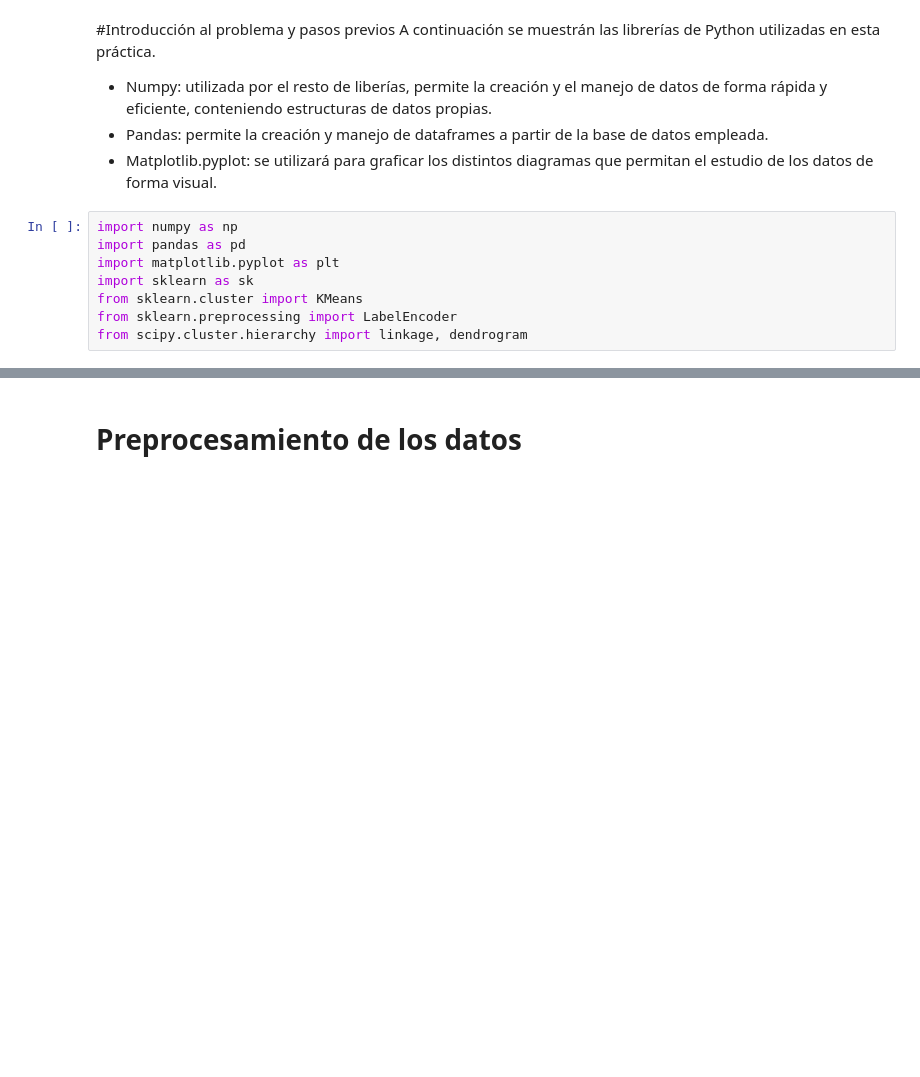
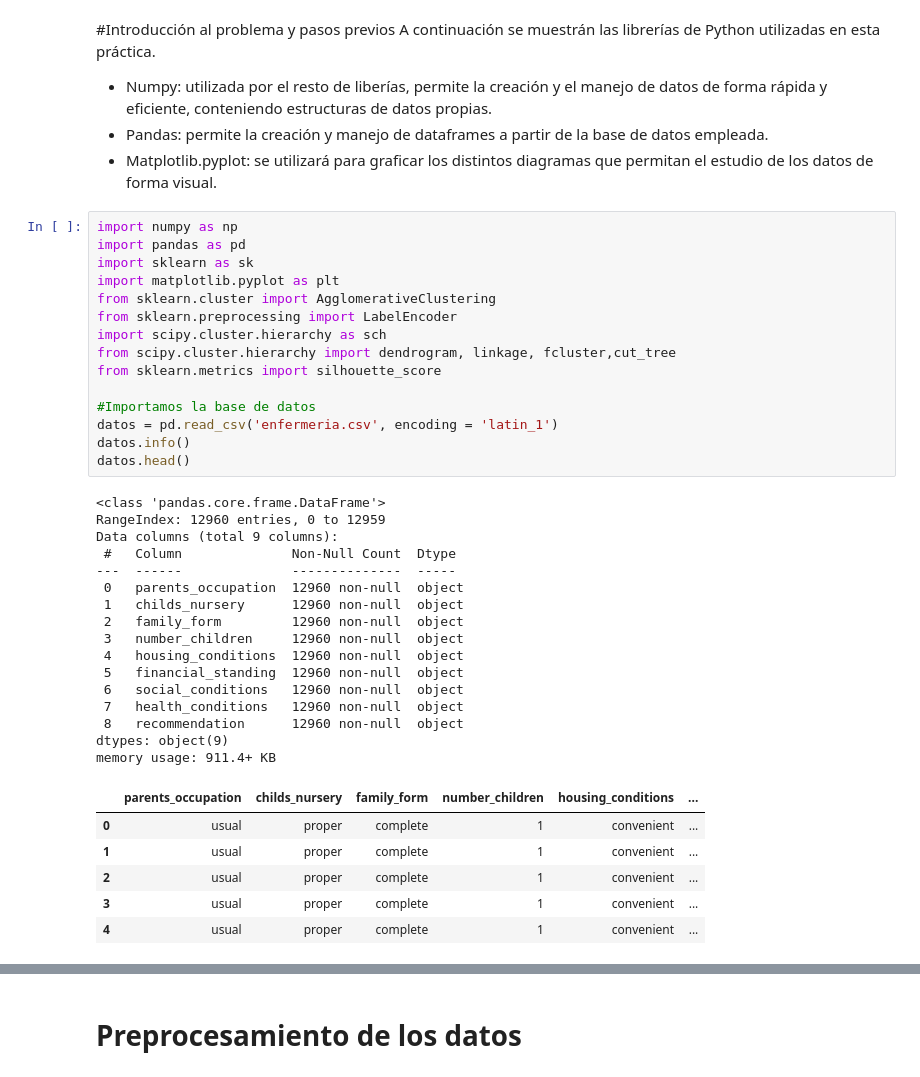
Before and after one commit to AlvaroGarcia-Cid/practica-4, a Jupyter notebook: LAB04_P3.ipynb, the cells around one changed output, grey strips where cells are left out. Saved outputs shown, nothing was run; the diff lists cells and outputs as text; blank space fills up the shorter version.

```diff
--- a/LAB04_P3.ipynb
+++ b/LAB04_P3.ipynb
@@ -10,8 +12,38 @@ A continuación se muestrán las librerías de Python utilizadas en esta prácti
 # %%
 import numpy as np
 import pandas as pd
+import sklearn as sk
 import matplotlib.pyplot as plt
-import sklearn as sk
-from sklearn.cluster import KMeans
+from sklearn.cluster import AgglomerativeClustering
 from sklearn.preprocessing import LabelEncoder
-from scipy.cluster.hierarchy import linkage, dendrogram
+import scipy.cluster.hierarchy as sch
+from scipy.cluster.hierarchy import dendrogram, linkage, fcluster,cut_tree
+from sklearn.metrics import silhouette_score
+
+#Importamos la base de datos
+datos = pd.read_csv('enfermeria.csv', encoding = 'latin_1')
+datos.info()
+datos.head()
+# %% [output]
+<class 'pandas.core.frame.DataFrame'>
+RangeIndex: 12960 entries, 0 to 12959
+Data columns (total 9 columns):
+ #   Column              Non-Null Count  Dtype
+---  ------              --------------  -----
+ 0   parents_occupation  12960 non-null  object
+ 1   childs_nursery      12960 non-null  object
+ 2   family_form         12960 non-null  object
+ 3   number_children     12960 non-null  object
+ 4   housing_conditions  12960 non-null  object
+ 5   financial_standing  12960 non-null  object
+ 6   social_conditions   12960 non-null  object
+ 7   health_conditions   12960 non-null  object
+ 8   recommendation      12960 non-null  object
+dtypes: object(9)
+memory usage: 911.4+ KB
+|  | parents_occupation | childs_nursery | family_form | number_children | housing_conditions | ... |
+| 0 | usual | proper | complete | 1 | convenient | ... |
+| 1 | usual | proper | complete | 1 | convenient | ... |
+| 2 | usual | proper | complete | 1 | convenient | ... |
+| 3 | usual | proper | complete | 1 | convenient | ... |
+| 4 | usual | proper | complete | 1 | convenient | ... |
```
Also changed, not shown: parts of 13 cells of this notebook.
